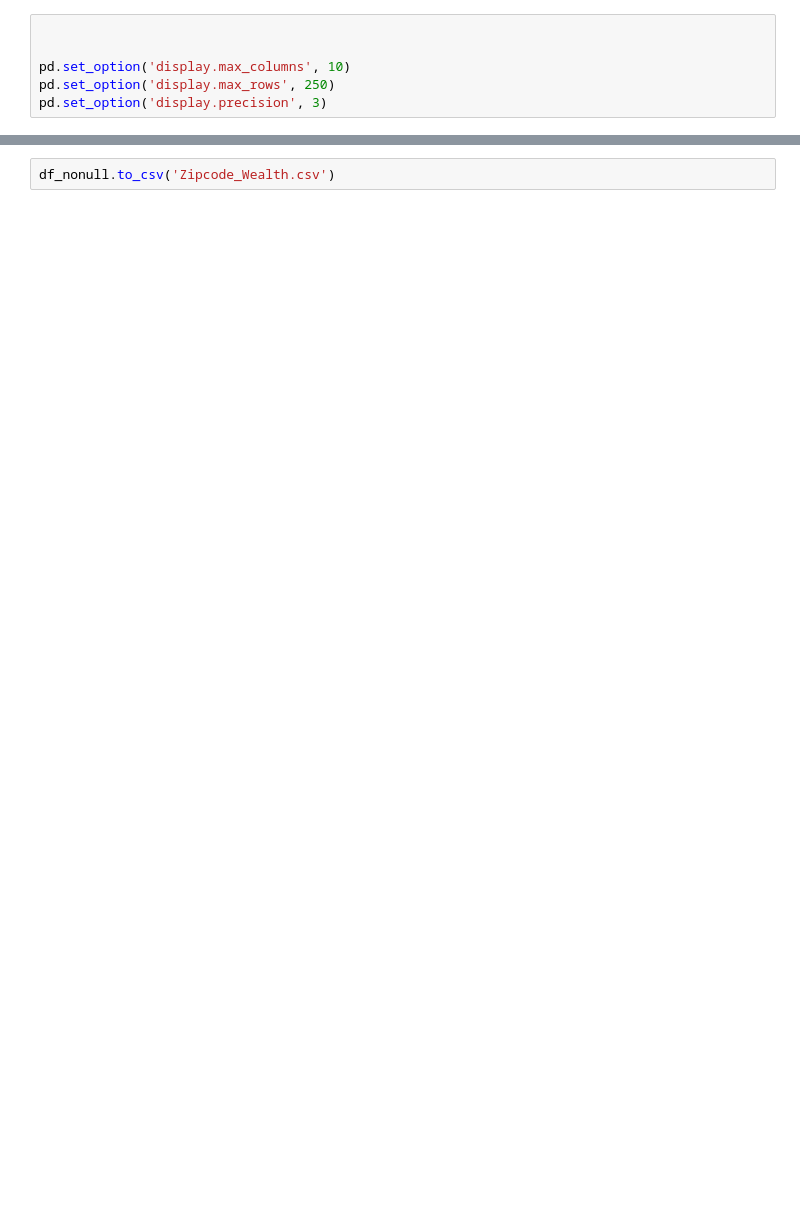
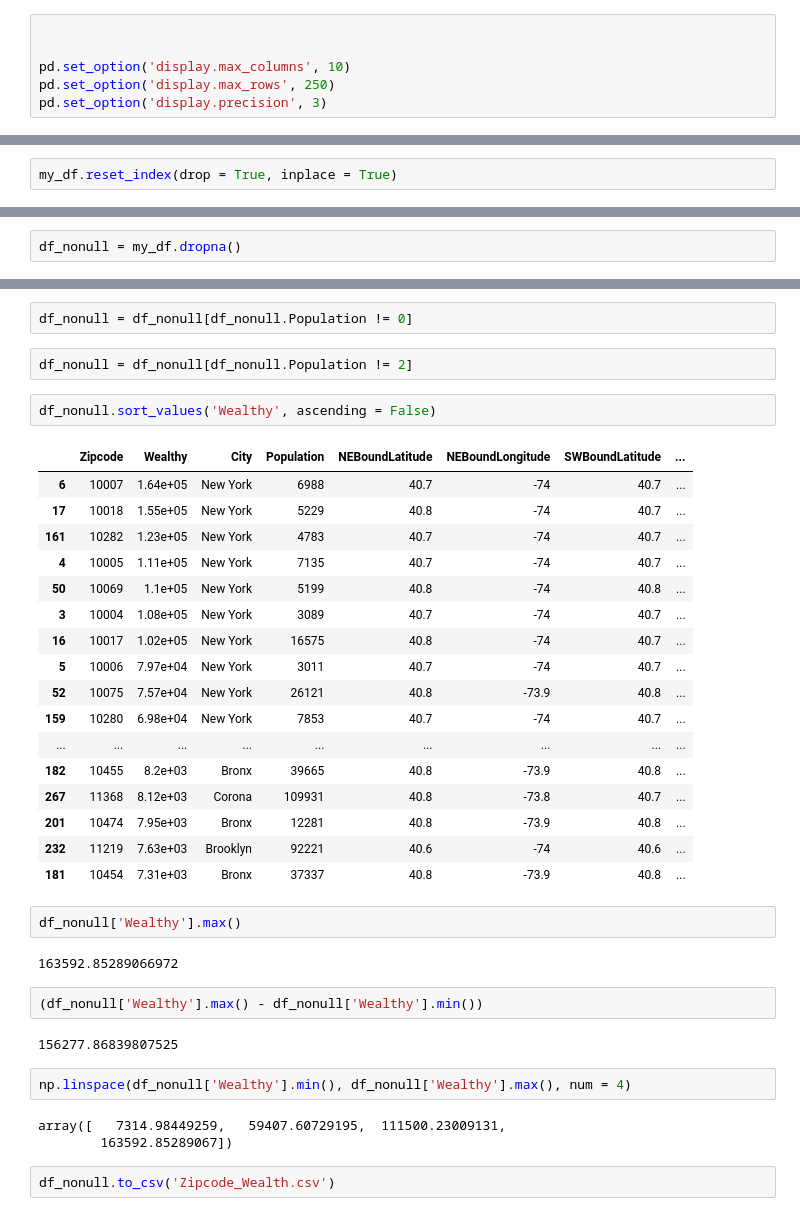
Before and after one commit to ChR2/MTA_Turnstile_Data_Project_1, a Jupyter notebook: Cleaning Demographic Data.ipynb, the cells around one changed output, grey strips where cells are left out. Cells and saved outputs as stored; diff of their text form; blank space fills up the shorter version.

```diff
--- a/Cleaning Demographic Data.ipynb
+++ b/Cleaning Demographic Data.ipynb
@@ -152,0 +101,2 @@ memory usage: 9.9+ KB
+# %%
+my_df.reset_index(drop = True, inplace = True)
@@ -152,0 +142,2 @@ memory usage: 9.9+ KB
+# %%
+df_nonull = my_df.dropna()
@@ -153,2 +170,39 @@ memory usage: 9.9+ KB
+# %%
+df_nonull = df_nonull[df_nonull.Population != 0]
+# %%
+df_nonull = df_nonull[df_nonull.Population != 2]
+# %%
+df_nonull.sort_values('Wealthy', ascending = False)
+# %% [output]
+|  | Zipcode | Wealthy | City | Population | NEBoundLatitude | NEBoundLongitude | SWBoundLatitude | ... |
+| 6 | 10007 | 1.64e+05 | New York | 6988 | 40.7 | -74 | 40.7 | ... |
+| 17 | 10018 | 1.55e+05 | New York | 5229 | 40.8 | -74 | 40.7 | ... |
+| 161 | 10282 | 1.23e+05 | New York | 4783 | 40.7 | -74 | 40.7 | ... |
+| 4 | 10005 | 1.11e+05 | New York | 7135 | 40.7 | -74 | 40.7 | ... |
+| 50 | 10069 | 1.1e+05 | New York | 5199 | 40.8 | -74 | 40.8 | ... |
+| 3 | 10004 | 1.08e+05 | New York | 3089 | 40.7 | -74 | 40.7 | ... |
+| 16 | 10017 | 1.02e+05 | New York | 16575 | 40.8 | -74 | 40.7 | ... |
+| 5 | 10006 | 7.97e+04 | New York | 3011 | 40.7 | -74 | 40.7 | ... |
+| 52 | 10075 | 7.57e+04 | New York | 26121 | 40.8 | -73.9 | 40.8 | ... |
+| 159 | 10280 | 6.98e+04 | New York | 7853 | 40.7 | -74 | 40.7 | ... |
+| ... | ... | ... | ... | ... | ... | ... | ... | ... |
+| 182 | 10455 | 8.2e+03 | Bronx | 39665 | 40.8 | -73.9 | 40.8 | ... |
+| 267 | 11368 | 8.12e+03 | Corona | 109931 | 40.8 | -73.8 | 40.7 | ... |
+| 201 | 10474 | 7.95e+03 | Bronx | 12281 | 40.8 | -73.9 | 40.8 | ... |
+| 232 | 11219 | 7.63e+03 | Brooklyn | 92221 | 40.6 | -74 | 40.6 | ... |
+| 181 | 10454 | 7.31e+03 | Bronx | 37337 | 40.8 | -73.9 | 40.8 | ... |
+# %%
+df_nonull['Wealthy'].max()
+# %% [output]
+163592.85289066972
+# %%
+(df_nonull['Wealthy'].max() - df_nonull['Wealthy'].min())
+# %% [output]
+156277.86839807525
+# %%
+np.linspace(df_nonull['Wealthy'].min(), df_nonull['Wealthy'].max(), num = 4)
+# %% [output]
+array([   7314.98449259,   59407.60729195,  111500.23009131,
+        163592.85289067])
 # %%
 df_nonull.to_csv('Zipcode_Wealth.csv')
```
Also changed, not shown: parts of 35 cells of this notebook, 1 other file.
